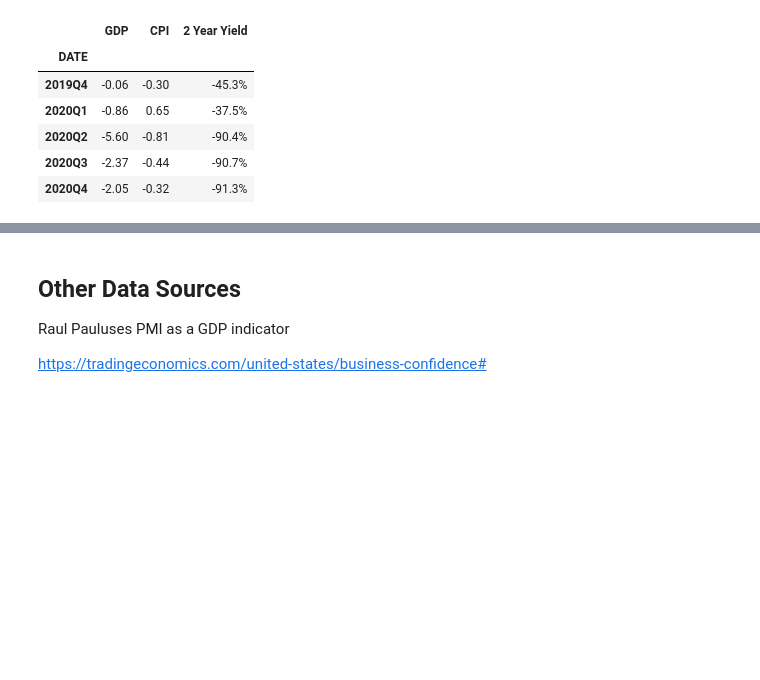
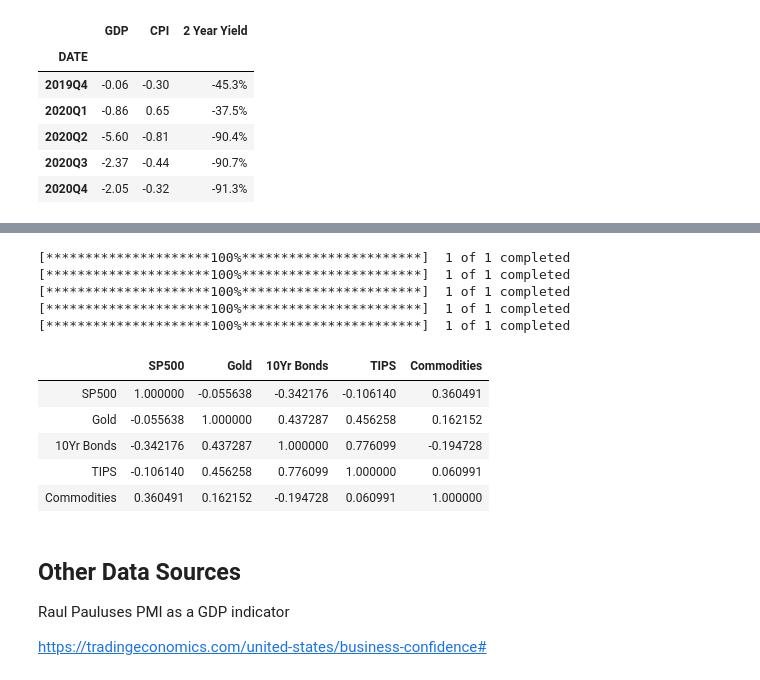
Before and after one commit to webclinic017/Portfolio_Construction, a Jupyter notebook: Research/MISC/Macro_Analysis.ipynb, the cells around one changed output, grey strips where cells are left out. Drawn from its saved outputs; the diff is of its cells as text; code cells hidden in the pictures; blank space fills up the shorter version.

```diff
--- a/Research/MISC/Macro_Analysis.ipynb
+++ b/Research/MISC/Macro_Analysis.ipynb
@@ -168,3 +174,37 @@ macro_dash_VIEW
+# %%
+spy_tmp = yf.download('SPY')
+gld_tmp = yf.download('GLD')
+ief_tmp = yf.download('IEF')
+tips_tmp = yf.download('TIP')
+dbc_tmp = yf.download('DBC')
+# %% [output]
+[*********************100%***********************]  1 of 1 completed
+[*********************100%***********************]  1 of 1 completed
+[*********************100%***********************]  1 of 1 completed
+[*********************100%***********************]  1 of 1 completed
+[*********************100%***********************]  1 of 1 completed
+# %%
+spy = spy_tmp['Close']
+gld = gld_tmp['Close']
+ief = ief_tmp['Close']
+tips = tips_tmp['Close']
+dbc = dbc_tmp['Close']
+# %%
+corr_data = pd.concat([spy, gld, ief, tips, dbc],axis =1)
+corr_data.columns = ['SP500', 'Gold', '10Yr Bonds', 'TIPS', 'Commodities']
+# %%
+corr_data_3yr = corr_data.pct_change(1).tail(5*252)
+# %%
+corr_matrix = corr_data_3yr.corr(method = 'spearman')
+# %%
+corr_matrix
+# %% [output]
+|  | SP500 | Gold | 10Yr Bonds | TIPS | Commodities |
+| SP500 | 1.000000 | -0.055638 | -0.342176 | -0.106140 | 0.360491 |
+| Gold | -0.055638 | 1.000000 | 0.437287 | 0.456258 | 0.162152 |
+| 10Yr Bonds | -0.342176 | 0.437287 | 1.000000 | 0.776099 | -0.194728 |
+| TIPS | -0.106140 | 0.456258 | 0.776099 | 1.000000 | 0.060991 |
+| Commodities | 0.360491 | 0.162152 | -0.194728 | 0.060991 | 1.000000 |
 # %% [markdown]
 ## Other Data Sources
 
```
Also changed, not shown: parts of 1 cell of this notebook, 13 other files.
